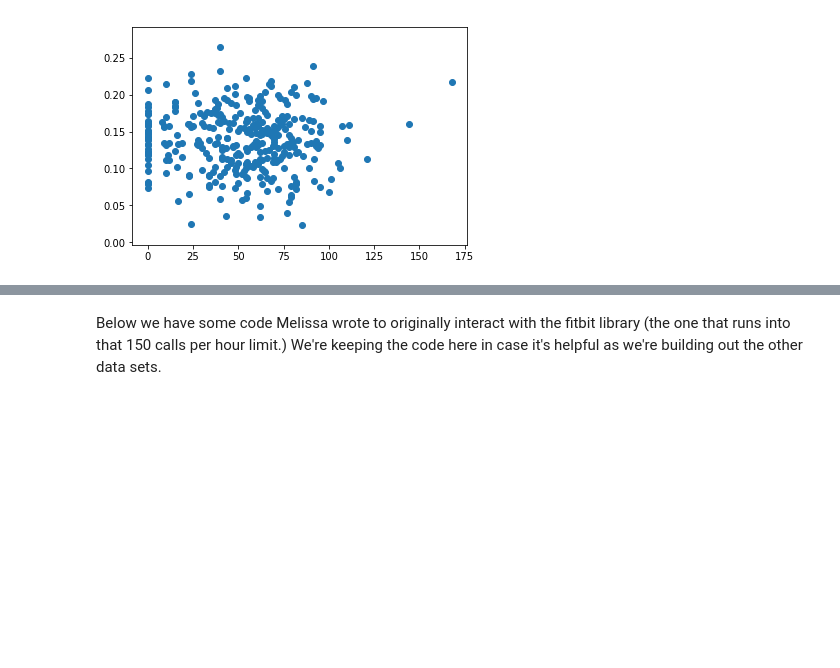
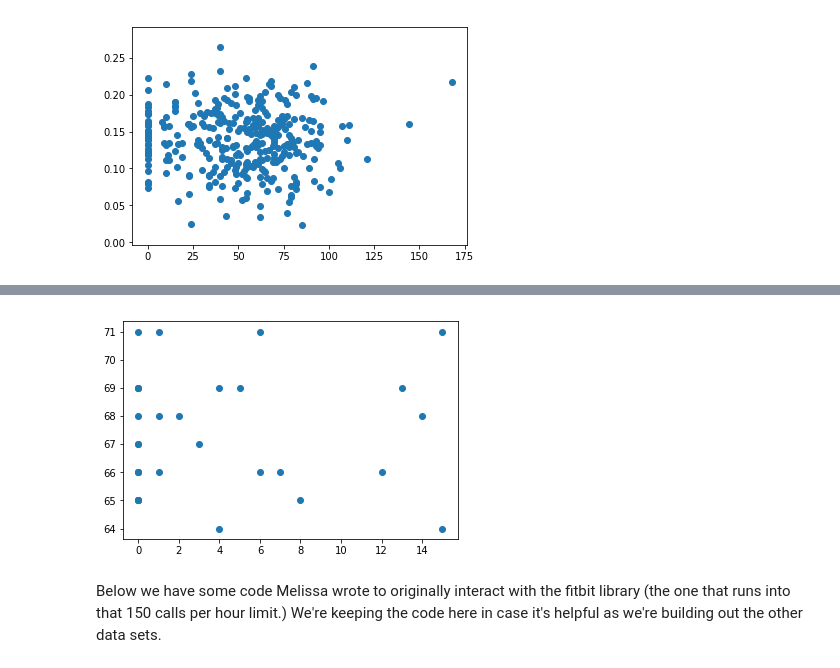
Before and after one commit to MelissaSmith12/fitbit-aggregator, a Jupyter notebook: fitbit messing around.ipynb, the cells around one changed output, grey strips where cells are left out. Cells and saved outputs as stored; diff of their text form; code cells hidden in the pictures; blank space fills up the shorter version.

```diff
--- a/fitbit messing around.ipynb
+++ b/fitbit messing around.ipynb
@@ -426,3 +537,8 @@ plt.show()
+# %%
+plt.scatter(heart_df['Cardio_minutes'], heart_df['resting_heart_rate'])
+plt.show()
+# %% [output]
+[figure, added]
 # %% [markdown]
 Below we have some code Melissa wrote to originally interact with the fitbit library (the one that runs into that 150 calls per hour limit.)  We're keeping the code here in case it's helpful as we're building out the other data sets.
 # %%
```
Also changed, not shown: parts of 12 cells of this notebook.
